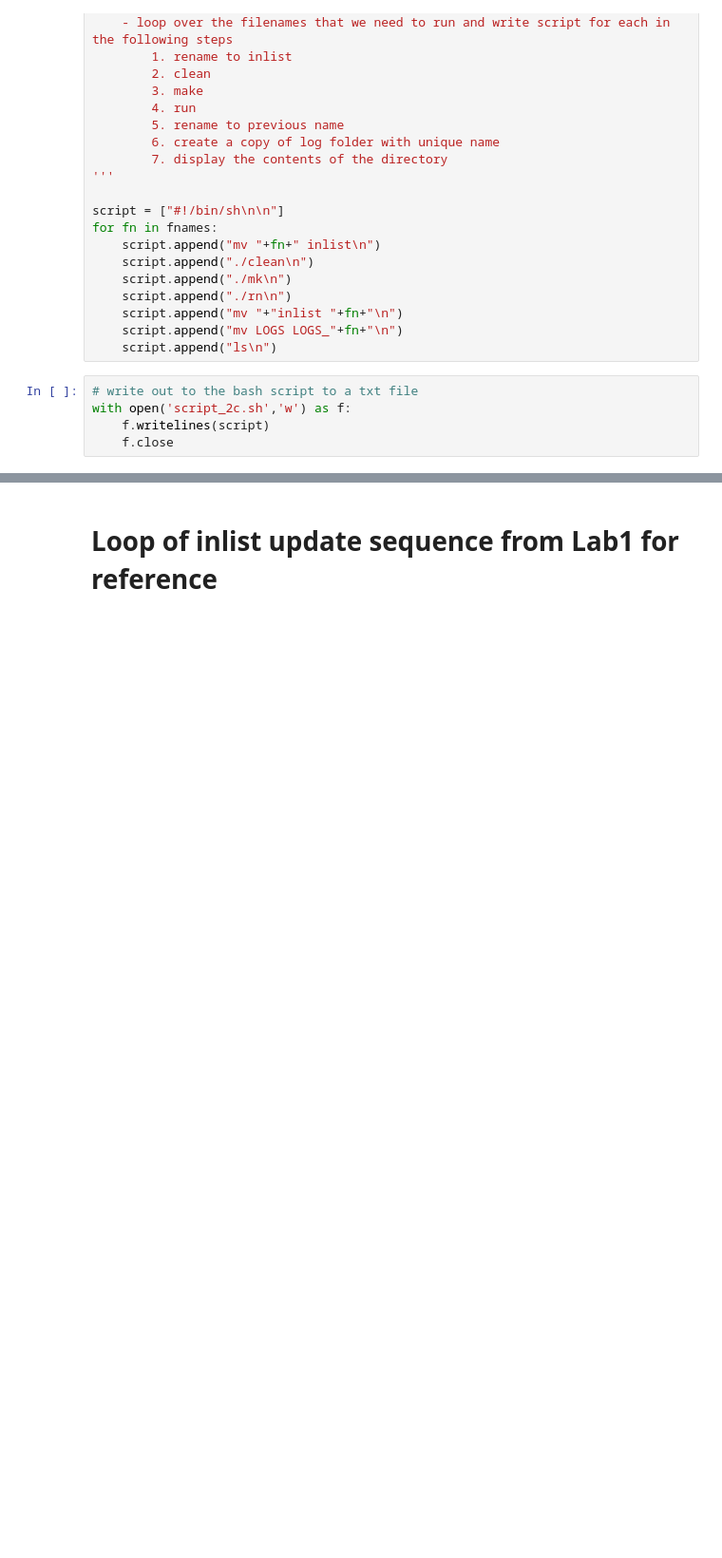
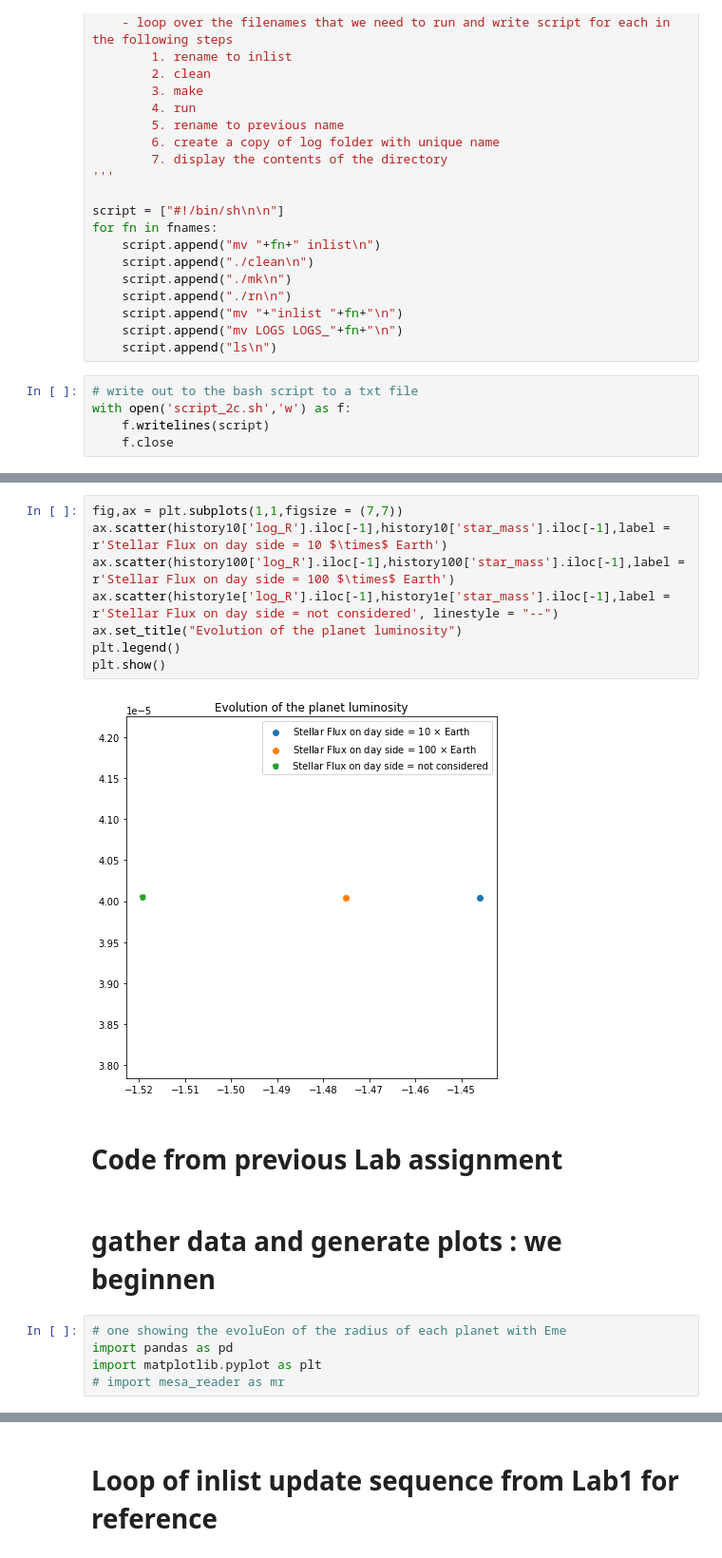
Before and after one commit to aqstrw/eia_lab2, a Jupyter notebook: Lab2_calculations.ipynb, the cells around one changed output, grey strips where cells are left out. Shown at 95% size. Drawn from its saved outputs; the diff is of its cells as text; blank space fills up the shorter version.

```diff
--- a/Lab2_calculations.ipynb
+++ b/Lab2_calculations.ipynb
@@ -318,0 +409,19 @@ with open('script_2c.sh','w') as f:
+# %%
+fig,ax = plt.subplots(1,1,figsize = (7,7))
+ax.scatter(history10['log_R'].iloc[-1],history10['star_mass'].iloc[-1],label = r'Stellar Flux on day side = 10 $\times$ Earth')
+ax.scatter(history100['log_R'].iloc[-1],history100['star_mass'].iloc[-1],label = r'Stellar Flux on day side = 100 $\times$ Earth')
+ax.scatter(history1e['log_R'].iloc[-1],history1e['star_mass'].iloc[-1],label = r'Stellar Flux on day side = not considered', linestyle = "--")
+ax.set_title("Evolution of the planet luminosity")
+plt.legend()
+plt.show()
+# %% [output]
+[figure, added]
+# %% [markdown]
+# Code from previous Lab assignment
+# %% [markdown]
+# gather data and generate plots : we beginnen
+# %%
+# one showing the evoluEon of the radius of each planet with Eme
+import pandas as pd
+import matplotlib.pyplot as plt
+# import mesa_reader as mr
```
Also changed, not shown: parts of 20 cells of this notebook, 3 other files.
